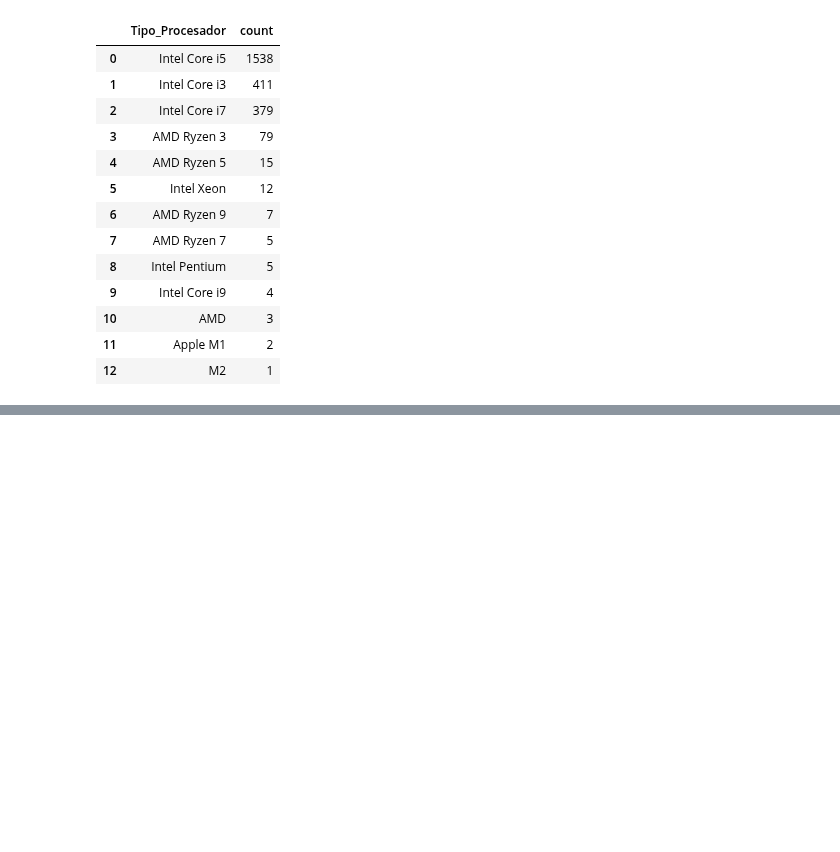
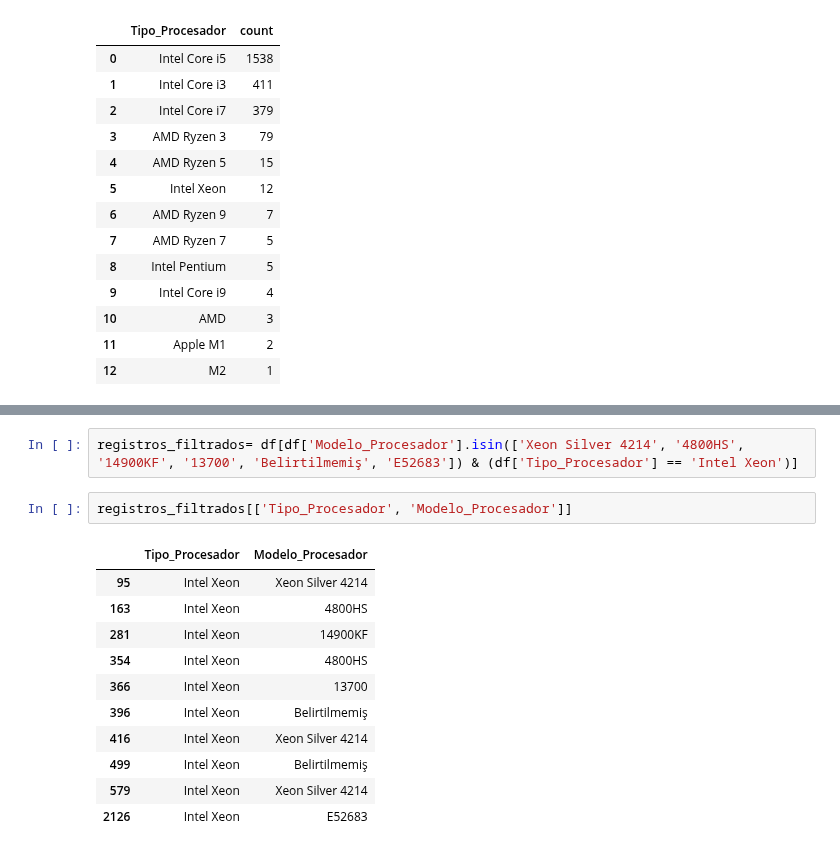
Before and after one commit to Jorge-Alvarez-23/Data-Science-II_Coder, a Jupyter notebook: PROYECTO.ipynb, the cells around one changed output, grey strips where cells are left out. Cells and saved outputs as stored; diff of their text form; blank space fills up the shorter version.

```diff
--- a/PROYECTO.ipynb
+++ b/PROYECTO.ipynb
@@ -718,0 +748,16 @@ df['Tipo_Procesador'].value_counts().reset_index()
+# %%
+registros_filtrados= df[df['Modelo_Procesador'].isin(['Xeon Silver 4214', '4800HS', '14900KF', '13700', 'Belirtilmemiş', 'E52683']) & (df['Tipo_Procesador'] == 'Intel Xeon')]
+# %%
+registros_filtrados[['Tipo_Procesador', 'Modelo_Procesador']]
+# %% [output]
+|  | Tipo_Procesador | Modelo_Procesador |
+| 95 | Intel Xeon | Xeon Silver 4214 |
+| 163 | Intel Xeon | 4800HS |
+| 281 | Intel Xeon | 14900KF |
+| 354 | Intel Xeon | 4800HS |
+| 366 | Intel Xeon | 13700 |
+| 396 | Intel Xeon | Belirtilmemiş |
+| 416 | Intel Xeon | Xeon Silver 4214 |
+| 499 | Intel Xeon | Belirtilmemiş |
+| 579 | Intel Xeon | Xeon Silver 4214 |
+| 2126 | Intel Xeon | E52683 |
```
Also changed, not shown: parts of 4 cells of this notebook.
